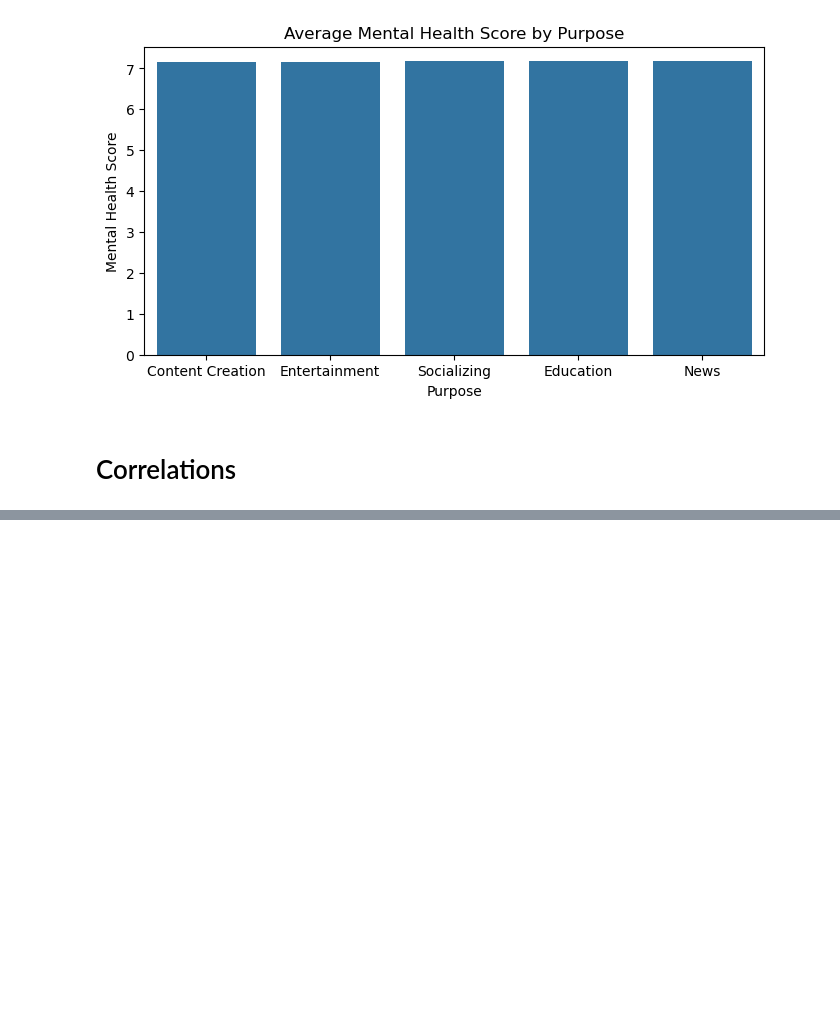
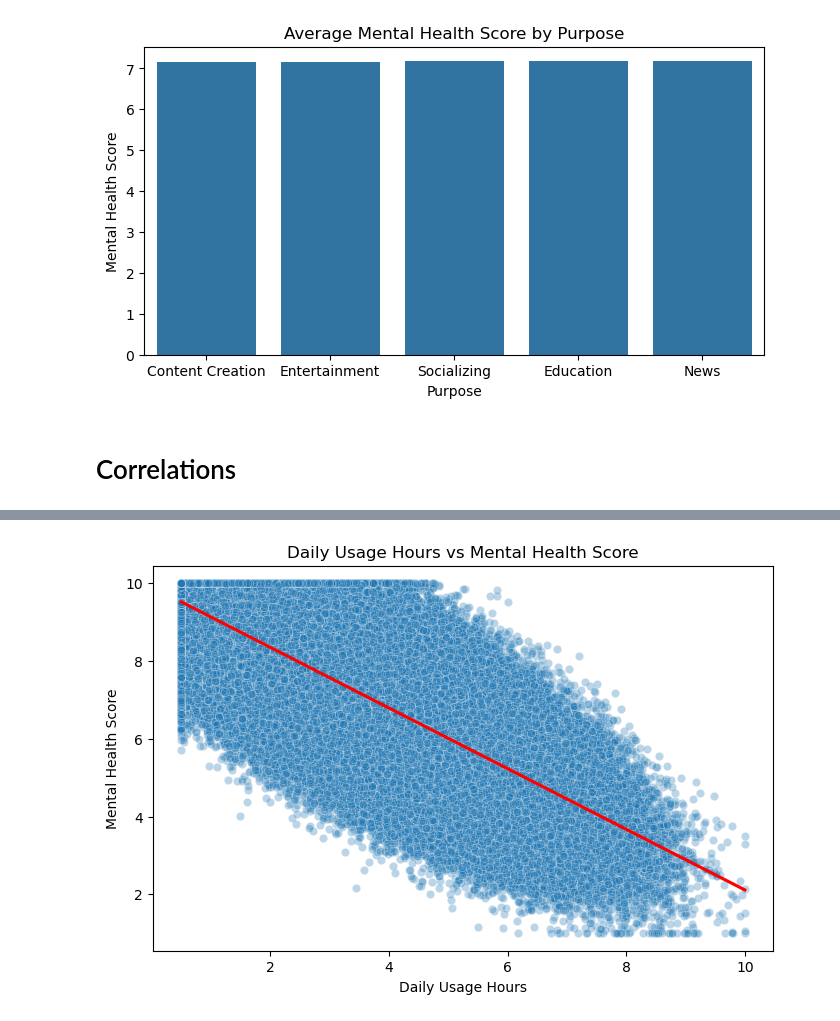
Before and after one commit to Adris3/mental_health_analysis, a Jupyter notebook: notebooks/eda.ipynb, the cells around one changed output, grey strips where cells are left out. Drawn from its saved outputs; the diff is of its cells as text; code cells hidden in the pictures; blank space fills up the shorter version.

Commit message:
Added scatterplot and box plot for correlations.

```diff
--- a/notebooks/eda.ipynb
+++ b/notebooks/eda.ipynb
@@ -140,0 +143,10 @@ plt.show()
+# %%
+plt.figure(figsize=(8, 5))
+sns.scatterplot(data=social_media_data, x="daily_usage_hours", y="mental_health_score", alpha=0.3)
+sns.regplot(data=social_media_data, x="daily_usage_hours", y="mental_health_score", scatter=False, color="red")
+plt.title("Daily Usage Hours vs Mental Health Score")
+plt.xlabel("Daily Usage Hours")
+plt.ylabel("Mental Health Score")
+plt.show()
+# %% [output]
+[figure, added]
```
Also changed, not shown: parts of 2 cells of this notebook.
